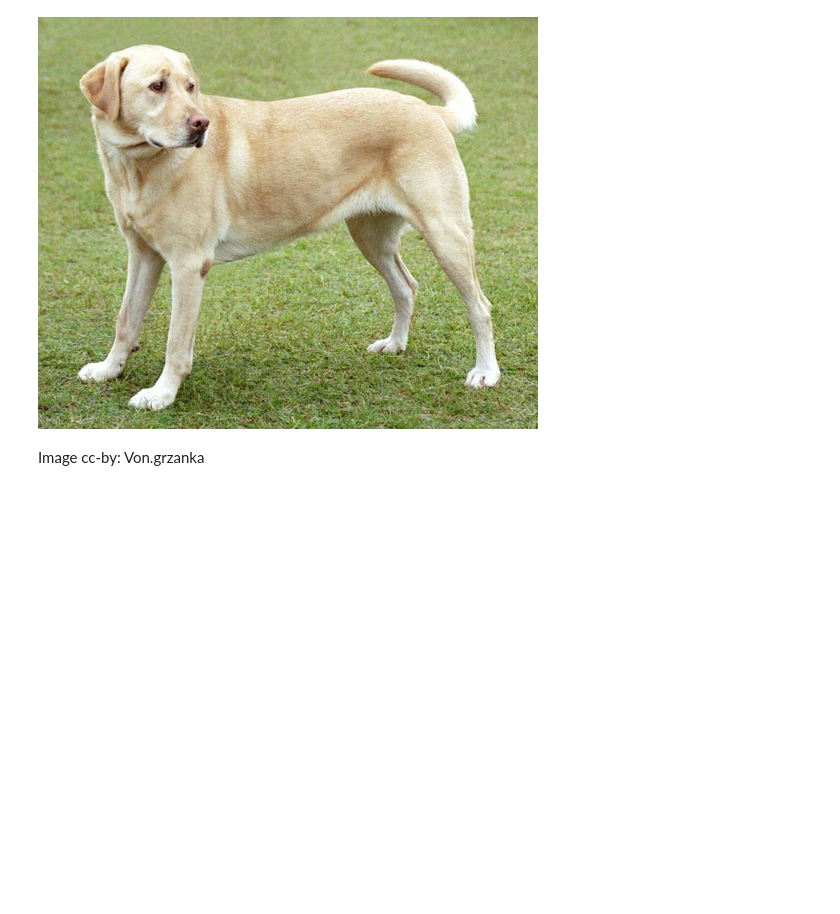
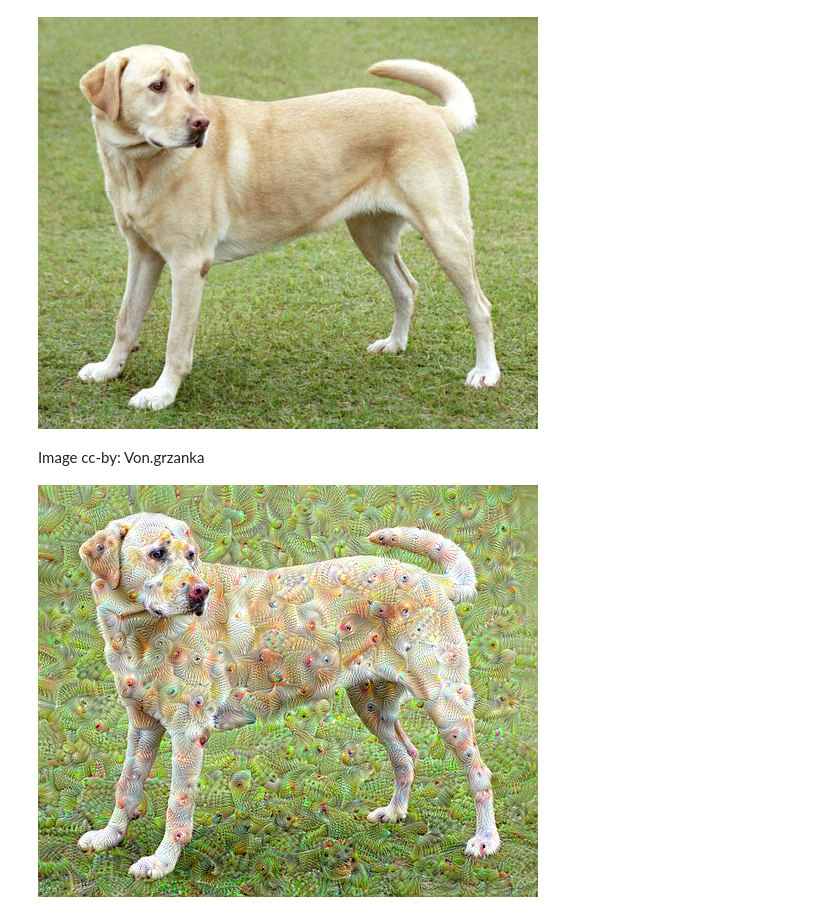
Before and after one commit to Ph0en1xGSeek/Deep_Learning_Tensorflow, a Jupyter notebook: Tensorflow2/deepdream.ipynb, the cells around one changed output. Saved outputs shown, nothing was run; the diff lists cells and outputs as text; code cells hidden in the pictures; blank space fills up the shorter version.

```diff
--- a/Tensorflow2/deepdream.ipynb
+++ b/Tensorflow2/deepdream.ipynb
@@ -75,3 +75,33 @@ class DeepDream(tf.Module):
         return loss, img
 # %%
 deepdream = DeepDream(dream_model)
+# %%
+def run_deep_dream_simple(img, steps=100, step_size=0.01):
+    img = tf.keras.applications.inception_v3.preprocess_input(img)
+    img = tf.convert_to_tensor(img)
+    step_size = tf.convert_to_tensor(step_size)
+    steps_remaining = steps
+    step = 0
+    while steps_remaining:
+        if steps_remaining > 100:
+            run_steps = tf.constant(100)
+        else:
+            run_steps = tf.constant(steps_remaining)
+        steps_remaining -= run_steps
+        step += run_steps
+
+        loss, img = deepdream(img, run_steps, tf.constant(step_size))
+
+        display.clear_output(wait=True)
+        show(deprocess(img))
+        print("Step {}, loss {}".format(step, loss))
+
+    result = deprocess(img)
+    display.clear_output(wait=True)
+    show(result)
+
+    return result
+# %%
+dream_img = run_deep_dream_simple(img=original_img, steps=100, step_size=0.01)
+# %% [output]
+[figure, added]
```
